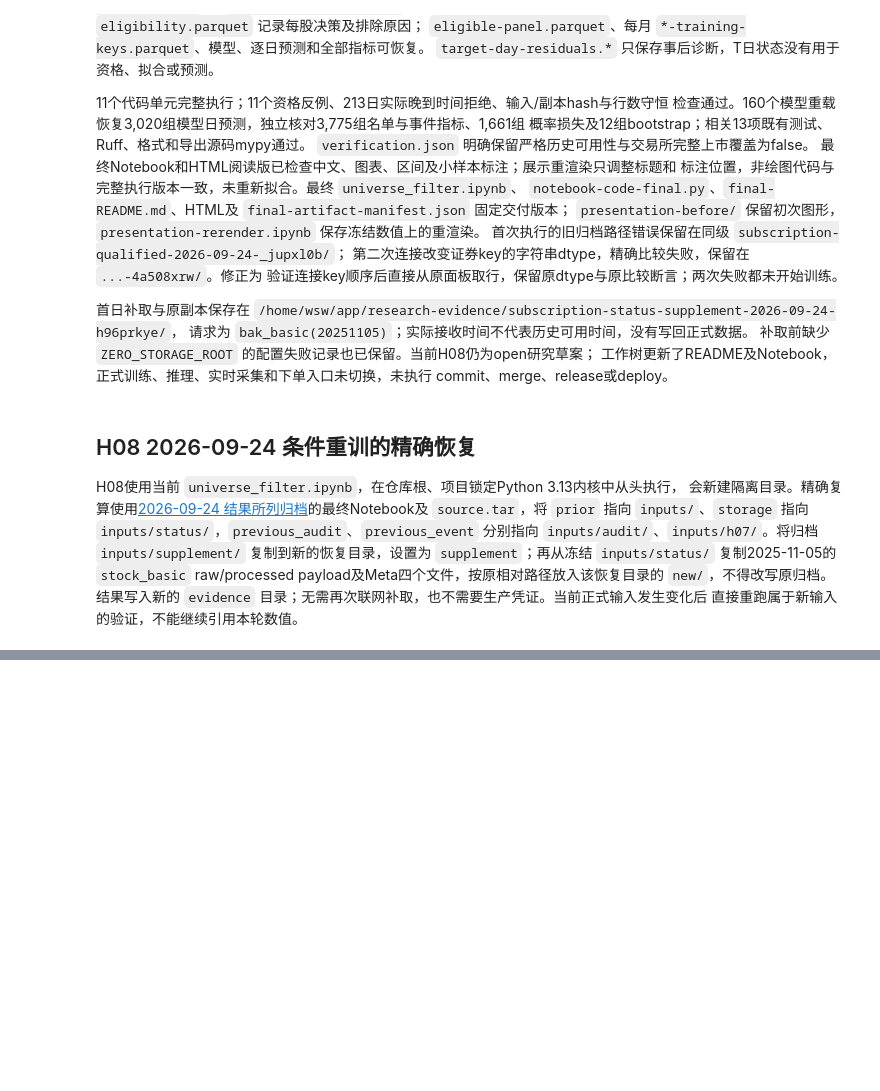
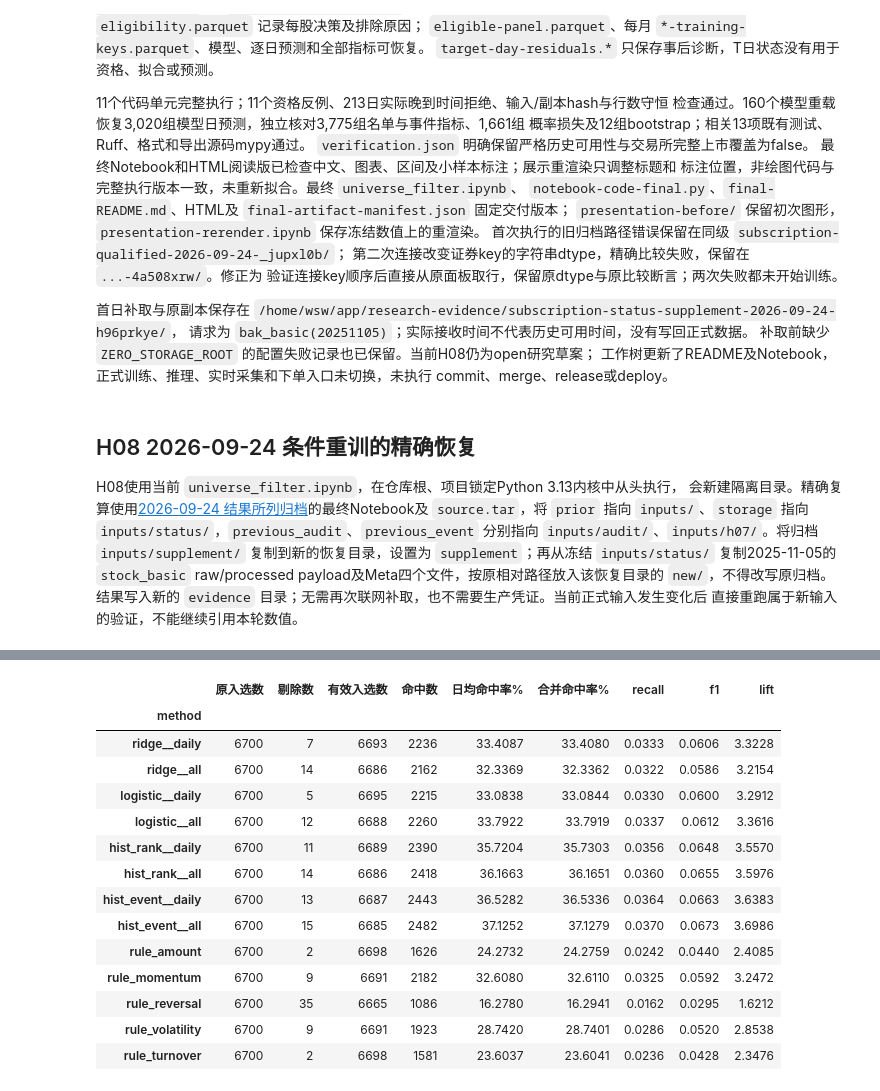
Before and after one commit to UlricWu/trading, a Jupyter notebook: research/subscription-training/universe_filter.ipynb, the cells around one changed output, grey strips where cells are left out. Drawn from its saved outputs; the diff is of its cells as text; code cells hidden in the pictures; blank space fills up the shorter version.

```diff
--- a/research/subscription-training/universe_filter.ipynb
+++ b/research/subscription-training/universe_filter.ipynb
@@ -2194,0 +3156,72 @@ payload及Meta四个文件，按原相对路径放入该恢复目录的 `new/`
+# %%
+evaluable_measures = ["precision", "recall", "f1", "random_precision", "lift"]
+evaluable_grouped = evaluable_metrics.groupby(["stage", "method"])
+evaluable_summary = evaluable_grouped.agg(
+    days=("trade_date", "size"),
+    hits=("hits", "sum"),
+    selected_original=("selected_original", "sum"),
+    selected_evaluable=("selected_evaluable", "sum"),
+    selected_excluded=("selected_excluded", "sum"),
+)
+evaluable_summary = evaluable_summary.join(evaluable_grouped[evaluable_measures].mean())
+evaluable_summary = evaluable_summary.join(
+    evaluable_grouped[evaluable_measures].count().add_suffix("_valid_days")
+)
+evaluable_summary["selected_coverage"] = (
+    evaluable_summary.selected_evaluable / evaluable_summary.selected_original
+)
+evaluable_summary["pooled_precision"] = (
+    evaluable_summary.hits / evaluable_summary.selected_evaluable.replace(0, np.nan)
+)
+evaluable_legacy_precision = evaluable_old_metrics.groupby(
+    ["stage", "method"]
+).precision_lower.mean()
+evaluable_summary["legacy_precision_lower"] = evaluable_legacy_precision
+evaluable_summary["precision_change_pp"] = 100 * (
+    evaluable_summary.precision - evaluable_summary.legacy_precision_lower
+)
+evaluable_summary.to_csv(evaluable_output / "summary.csv")
+evaluable_methods_shown = [
+    f"{family}__{group}"
+    for family in evaluable_parameters["families"]
+    for group in ["daily", "all"]
+] + [
+    "rule_amount",
+    "rule_momentum",
+    "rule_reversal",
+    "rule_volatility",
+    "rule_turnover",
+]
+for stage, title in [("development", "开发段：134日"), ("followup", "历史复核：17日")]:
+    print(title)
+    report = evaluable_summary.loc[stage].loc[evaluable_methods_shown].copy()
+    report["precision_pct"] = 100 * report.precision
+    report["pooled_precision_pct"] = 100 * report.pooled_precision
+    display(
+        report[
+            [
+                "selected_original",
+                "selected_excluded",
+                "selected_evaluable",
+                "hits",
+                "precision_pct",
+                "pooled_precision_pct",
+                "recall",
+                "f1",
+                "lift",
+            ]
+        ]
+        .rename(
+            columns={
+                "selected_original": "原入选数",
+                "selected_excluded": "剔除数",
+                "selected_evaluable": "有效入选数",
+                "hits": "命中数",
+                "precision_pct": "日均命中率%",
+                "pooled_precision_pct": "合并命中率%",
+            }
+        )
+        .round(4)
+    )
+print("完整表包含每项指标有效日期数；无有效分母的日期不计作0。")
+# %% [output]
@@ -2194,0 +3229,15 @@ payload及Meta四个文件，按原相对路径放入该恢复目录的 `new/`
+|  | 原入选数 | 剔除数 | 有效入选数 | 命中数 | 日均命中率% | 合并命中率% | recall | f1 | lift |
+| method |  |  |  |  |  |  |  |  |  |
+| ridge__daily | 6700 | 7 | 6693 | 2236 | 33.4087 | 33.4080 | 0.0333 | 0.0606 | 3.3228 |
+| ridge__all | 6700 | 14 | 6686 | 2162 | 32.3369 | 32.3362 | 0.0322 | 0.0586 | 3.2154 |
+| logistic__daily | 6700 | 5 | 6695 | 2215 | 33.0838 | 33.0844 | 0.0330 | 0.0600 | 3.2912 |
+| logistic__all | 6700 | 12 | 6688 | 2260 | 33.7922 | 33.7919 | 0.0337 | 0.0612 | 3.3616 |
+| hist_rank__daily | 6700 | 11 | 6689 | 2390 | 35.7204 | 35.7303 | 0.0356 | 0.0648 | 3.5570 |
+| hist_rank__all | 6700 | 14 | 6686 | 2418 | 36.1663 | 36.1651 | 0.0360 | 0.0655 | 3.5976 |
+| hist_event__daily | 6700 | 13 | 6687 | 2443 | 36.5282 | 36.5336 | 0.0364 | 0.0663 | 3.6383 |
+| hist_event__all | 6700 | 15 | 6685 | 2482 | 37.1252 | 37.1279 | 0.0370 | 0.0673 | 3.6986 |
+| rule_amount | 6700 | 2 | 6698 | 1626 | 24.2732 | 24.2759 | 0.0242 | 0.0440 | 2.4085 |
+| rule_momentum | 6700 | 9 | 6691 | 2182 | 32.6080 | 32.6110 | 0.0325 | 0.0592 | 3.2472 |
+| rule_reversal | 6700 | 35 | 6665 | 1086 | 16.2780 | 16.2941 | 0.0162 | 0.0295 | 1.6212 |
+| rule_volatility | 6700 | 9 | 6691 | 1923 | 28.7420 | 28.7401 | 0.0286 | 0.0520 | 2.8538 |
+| rule_turnover | 6700 | 2 | 6698 | 1581 | 23.6037 | 23.6041 | 0.0236 | 0.0428 | 2.3476 |
```
Also changed, not shown: parts of 28 cells of this notebook, 13 other files.
